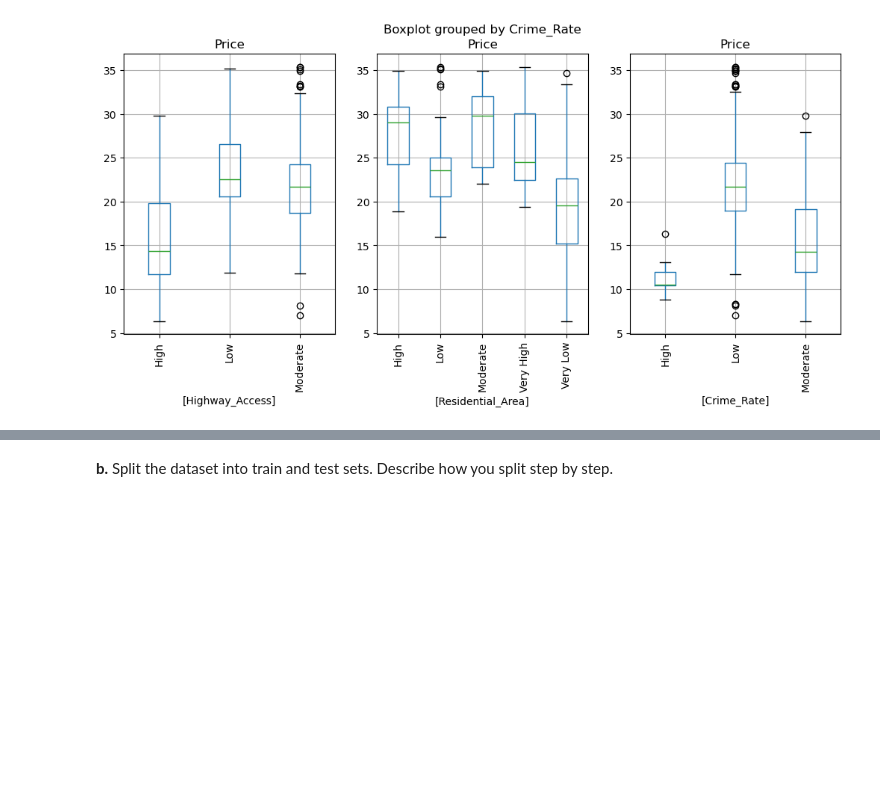
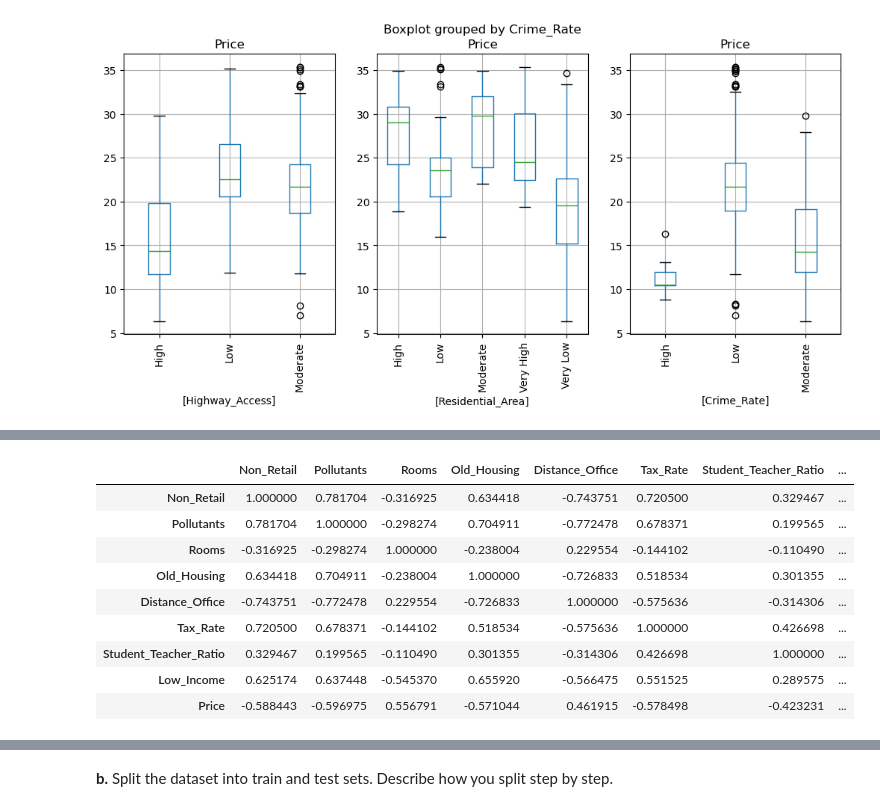
Before and after one commit to miniminhanh/CS105-project, a Jupyter notebook: CS105 Project Submission (Final) 2026.ipynb, the cells around one changed output, grey strips where cells are left out. Cells and saved outputs as stored; diff of their text form; code cells hidden in the pictures; blank space fills up the shorter version.

```diff
--- a/CS105 Project Submission (Final) 2026.ipynb
+++ b/CS105 Project Submission (Final) 2026.ipynb
@@ -687,0 +696,16 @@ for i in range(n):
+# %%
+features_selected = ["Non_Retail","Pollutants","Rooms","Old_Housing","Distance_Office",\
+                     "Tax_Rate","Student_Teacher_Ratio","Low_Income",\
+                     "Price"]
+df[features_selected].corr()
+# %% [output]
+|  | Non_Retail | Pollutants | Rooms | Old_Housing | Distance_Office | Tax_Rate | Student_Teacher_Ratio | ... |
+| Non_Retail | 1.000000 | 0.781704 | -0.316925 | 0.634418 | -0.743751 | 0.720500 | 0.329467 | ... |
+| Pollutants | 0.781704 | 1.000000 | -0.298274 | 0.704911 | -0.772478 | 0.678371 | 0.199565 | ... |
+| Rooms | -0.316925 | -0.298274 | 1.000000 | -0.238004 | 0.229554 | -0.144102 | -0.110490 | ... |
+| Old_Housing | 0.634418 | 0.704911 | -0.238004 | 1.000000 | -0.726833 | 0.518534 | 0.301355 | ... |
+| Distance_Office | -0.743751 | -0.772478 | 0.229554 | -0.726833 | 1.000000 | -0.575636 | -0.314306 | ... |
+| Tax_Rate | 0.720500 | 0.678371 | -0.144102 | 0.518534 | -0.575636 | 1.000000 | 0.426698 | ... |
+| Student_Teacher_Ratio | 0.329467 | 0.199565 | -0.110490 | 0.301355 | -0.314306 | 0.426698 | 1.000000 | ... |
+| Low_Income | 0.625174 | 0.637448 | -0.545370 | 0.655920 | -0.566475 | 0.551525 | 0.289575 | ... |
+| Price | -0.588443 | -0.596975 | 0.556791 | -0.571044 | 0.461915 | -0.578498 | -0.423231 | ... |
```
Also changed, not shown: parts of 6 cells of this notebook.
